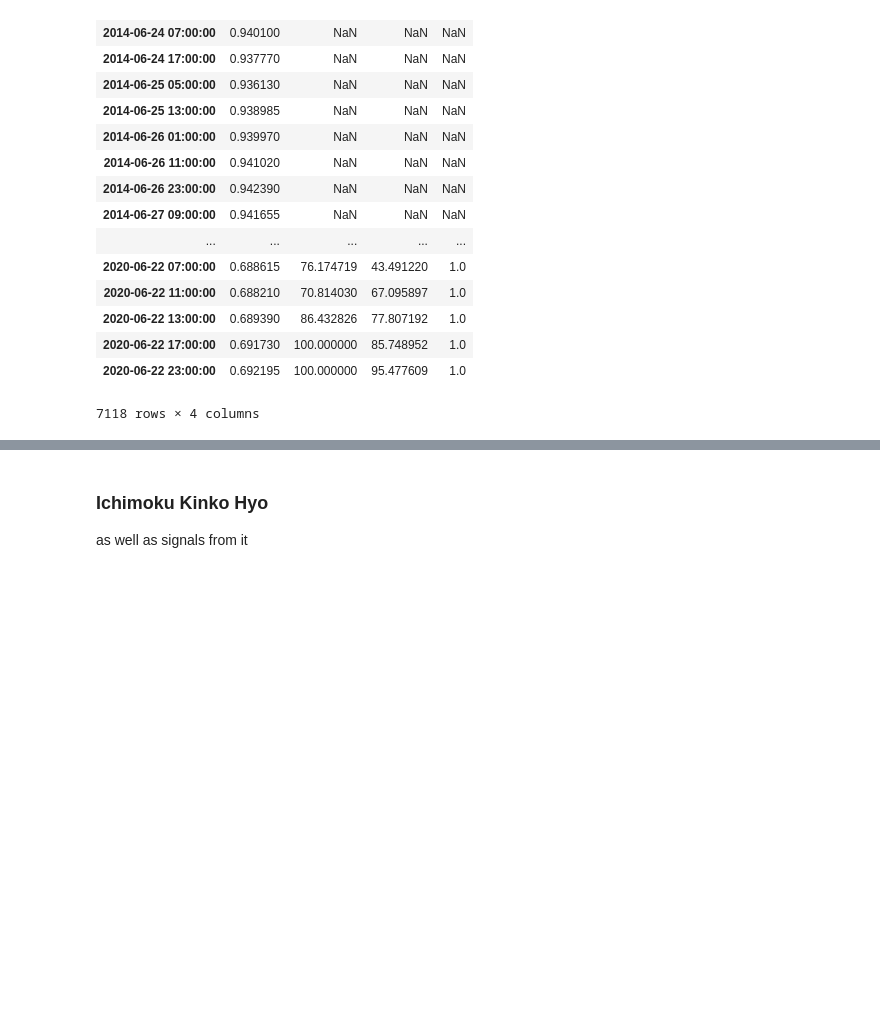
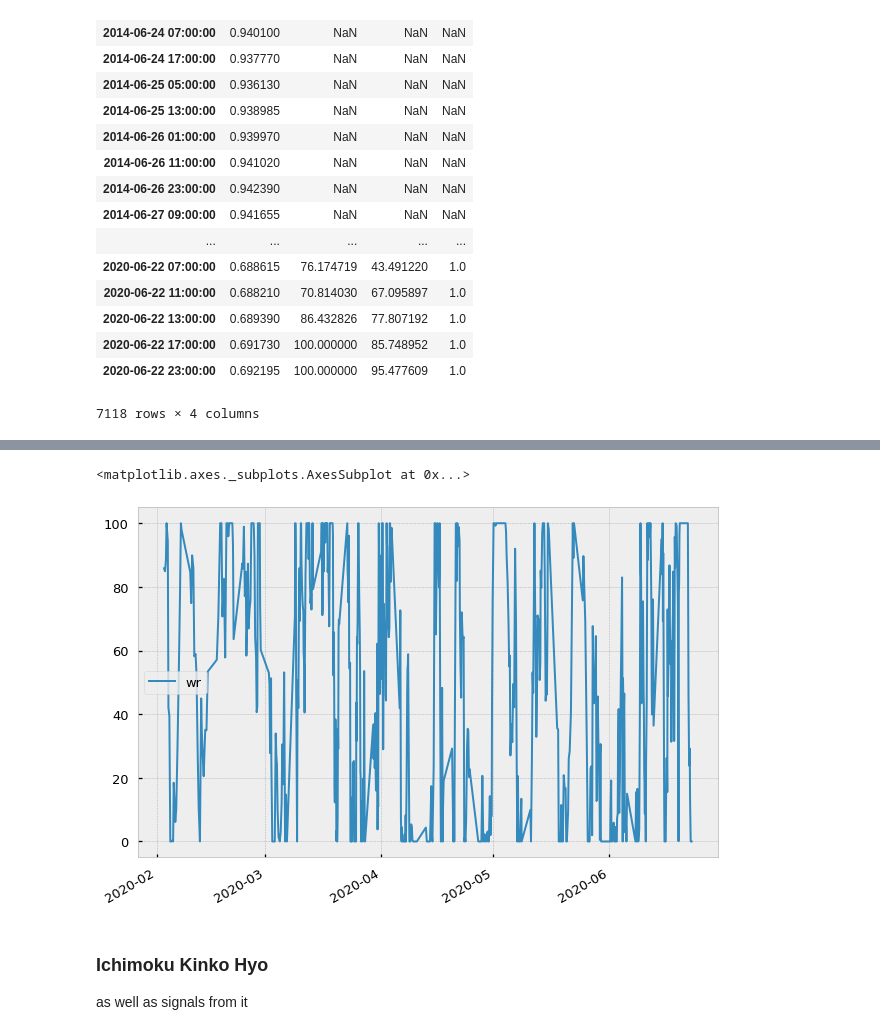
Before and after one commit to schigrinov/capstone, a Jupyter notebook: notebooks/WQU Capstone - Notebook 3 - Exploring technical indicators.ipynb, the cells around one changed output, grey strips where cells are left out. Cells and saved outputs as stored; diff of their text form; code cells hidden in the pictures; blank space fills up the shorter version.

```diff
--- a/notebooks/WQU Capstone - Notebook 3 - Exploring technical indicators.ipynb
+++ b/notebooks/WQU Capstone - Notebook 3 - Exploring technical indicators.ipynb
@@ -165,3 +181,8 @@ so.data[['%K','%D']][from_date:].plot()
+# %%
+wr.data[['wr']][from_date:].plot()
+# %% [output]
+<matplotlib.axes._subplots.AxesSubplot at 0x...>
+[figure, added]
 # %% [markdown]
 ### Ichimoku Kinko Hyo
 as well as signals from it
```
Also changed, not shown: parts of 15 cells of this notebook.
